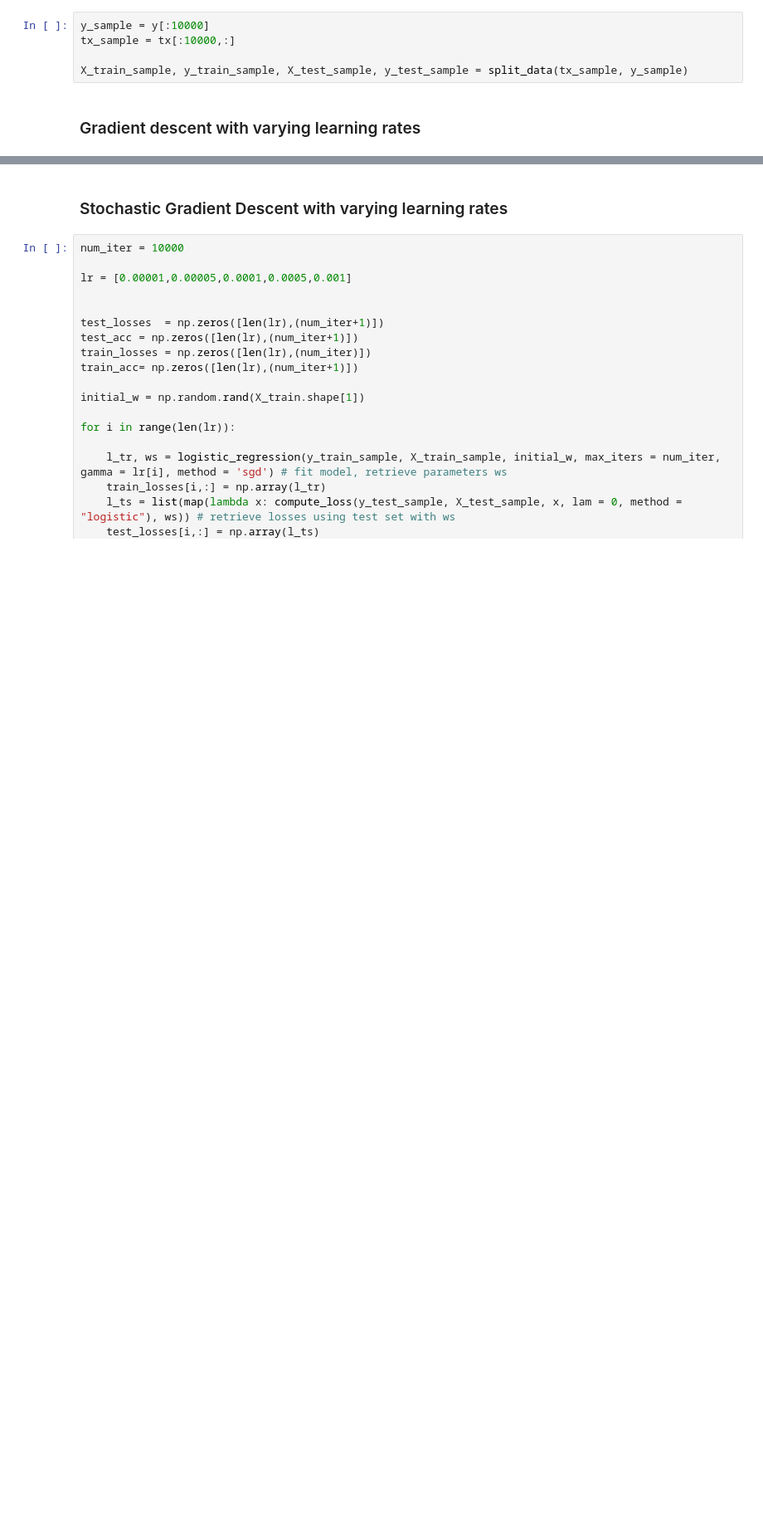
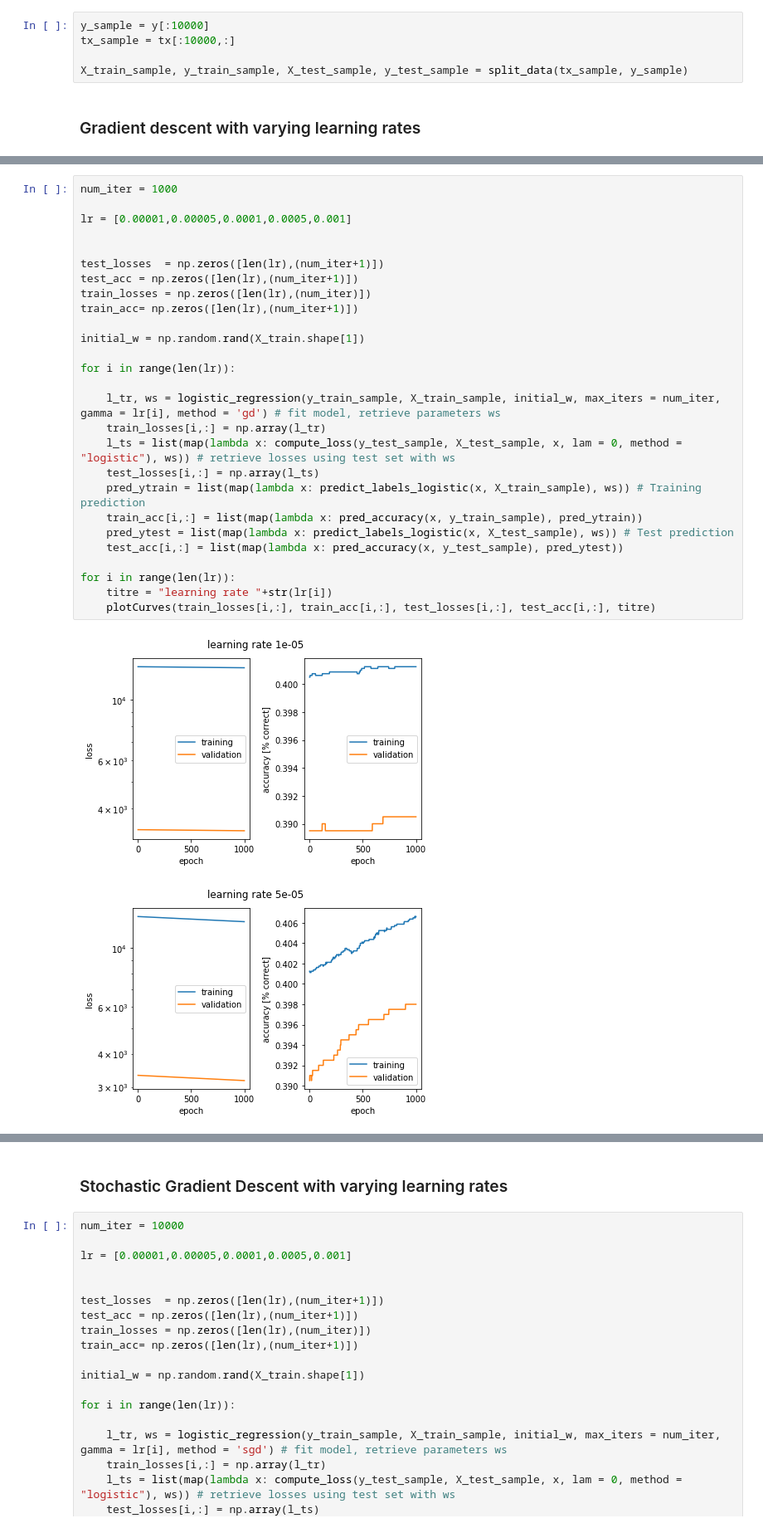
Before and after one commit to hhschede/machine_learning, a Jupyter notebook: project_1/main.ipynb, the cells around one changed output, grey strips where cells are left out. Shown: that part at 83% size. Cells and saved outputs as stored; diff of their text form; blank space fills up the shorter version.

```diff
--- a/project_1/main.ipynb
+++ b/project_1/main.ipynb
@@ -342,0 +340,30 @@ for i in range(len(lr)):
+# %%
+num_iter = 1000
+
+lr = [0.00001,0.00005,0.0001,0.0005,0.001]
+
+
+test_losses  = np.zeros([len(lr),(num_iter+1)])
+test_acc = np.zeros([len(lr),(num_iter+1)])
+train_losses = np.zeros([len(lr),(num_iter)])
+train_acc= np.zeros([len(lr),(num_iter+1)])
+
+initial_w = np.random.rand(X_train.shape[1])
+
+for i in range(len(lr)):
+
+    l_tr, ws = logistic_regression(y_train_sample, X_train_sample, initial_w, max_iters = num_iter, gamma = lr[i], method = 'gd') # fit model, retrieve parameters ws
+    train_losses[i,:] = np.array(l_tr)
+    l_ts = list(map(lambda x: compute_loss(y_test_sample, X_test_sample, x, lam = 0, method = "logistic"), ws)) # retrieve losses using test set with ws
+    test_losses[i,:] = np.array(l_ts)
+    pred_ytrain = list(map(lambda x: predict_labels_logistic(x, X_train_sample), ws)) # Training prediction
+    train_acc[i,:] = list(map(lambda x: pred_accuracy(x, y_train_sample), pred_ytrain))
+    pred_ytest = list(map(lambda x: predict_labels_logistic(x, X_test_sample), ws)) # Test prediction
+    test_acc[i,:] = list(map(lambda x: pred_accuracy(x, y_test_sample), pred_ytest))
+
+for i in range(len(lr)):
+    titre = "learning rate "+str(lr[i])
+    plotCurves(train_losses[i,:], train_acc[i,:], test_losses[i,:], test_acc[i,:], titre)
+# %% [output]
+[figure, added]
+[figure, added]
```
Also changed, not shown: parts of 4 cells of this notebook, 2 other files.
